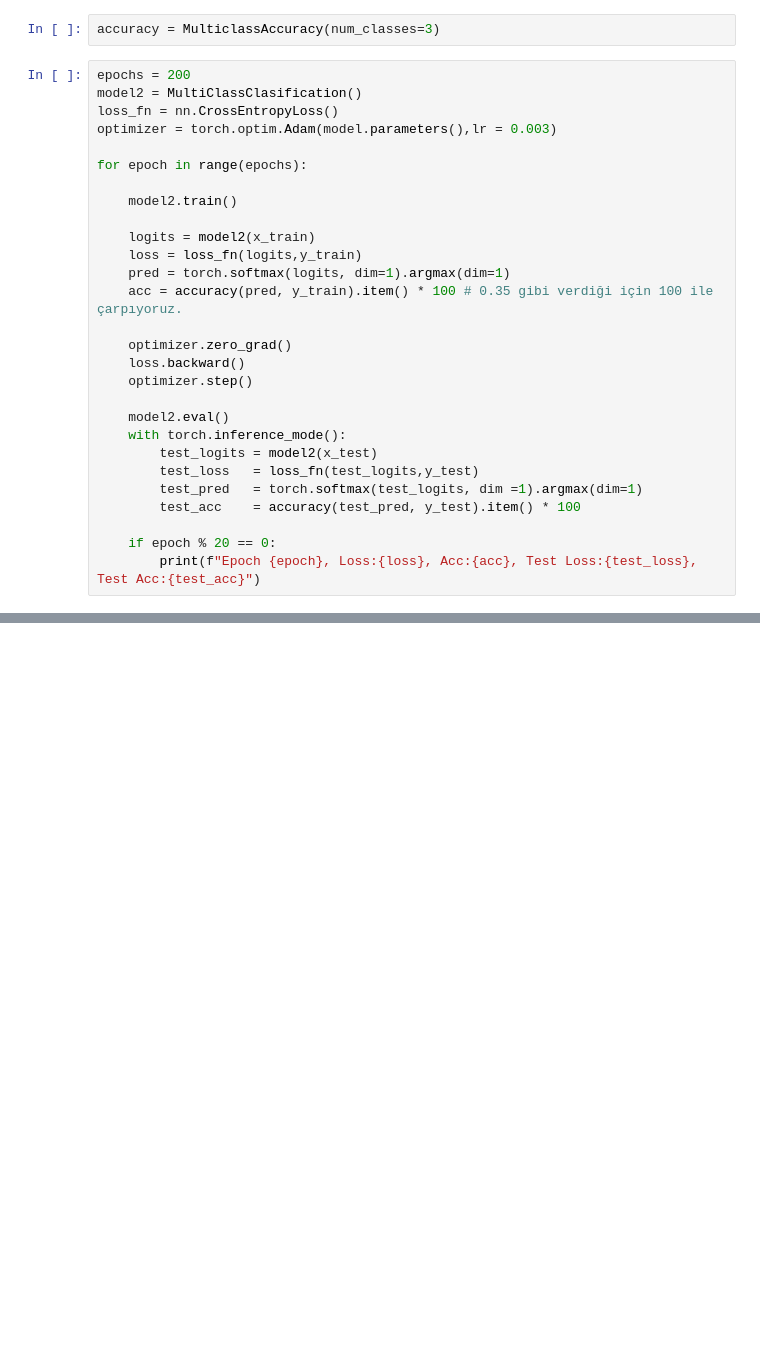
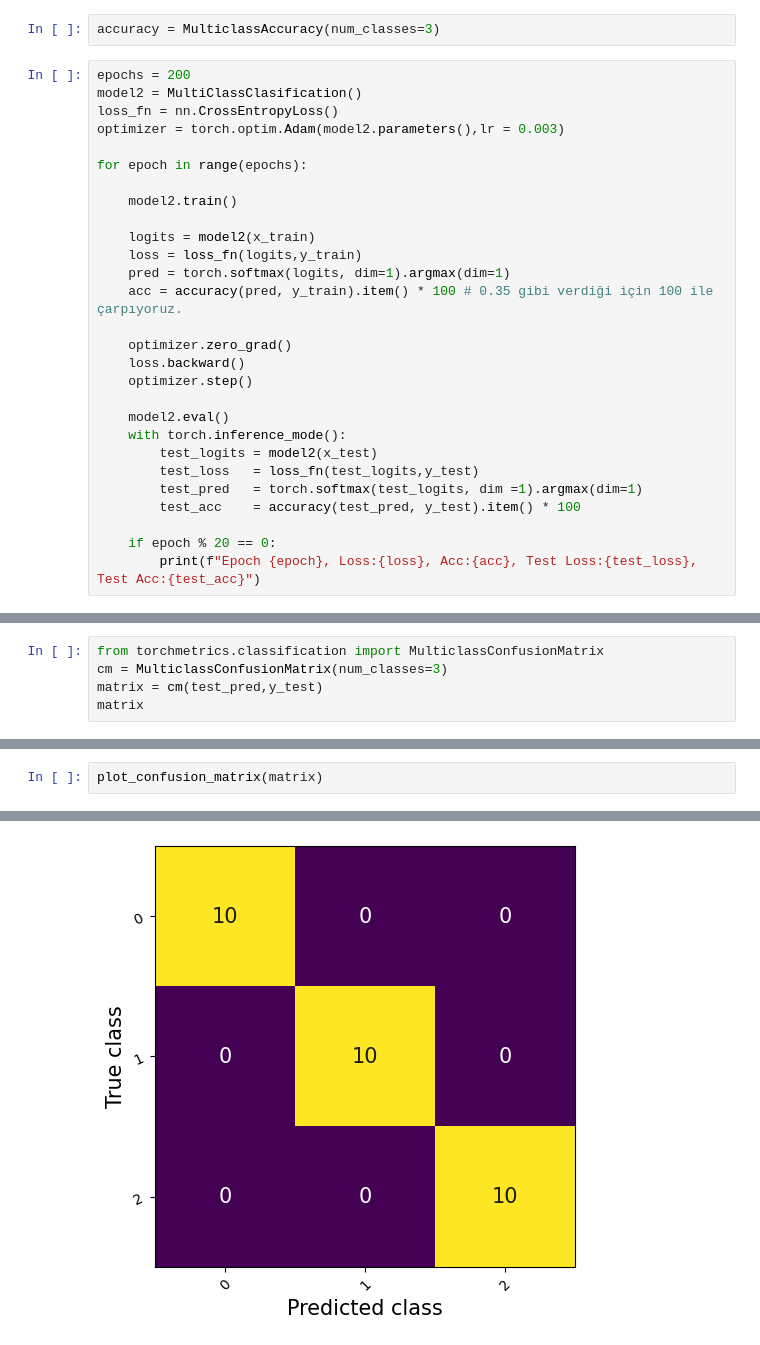
Before and after one commit to abdulkadiripek/DeepLearningBootcamp, a Jupyter notebook: DeepLearning/04- MultiClassClassification.ipynb, the cells around one changed output, grey strips where cells are left out. Cells and saved outputs as stored; diff of their text form; blank space fills up the shorter version.

Commit message:
Torchmetrics confusion matrix

```diff
--- a/DeepLearning/04- MultiClassClassification.ipynb
+++ b/DeepLearning/04- MultiClassClassification.ipynb
@@ -263,7 +263,7 @@ accuracy = MulticlassAccuracy(num_classes=3)
 epochs = 200
 model2 = MultiClassClasification()
 loss_fn = nn.CrossEntropyLoss()
-optimizer = torch.optim.Adam(model.parameters(),lr = 0.003)
+optimizer = torch.optim.Adam(model2.parameters(),lr = 0.003)
 
 for epoch in range(epochs):
 
@@ -300,0 +301,5 @@ Epoch 180, Loss:1.1025481224060059, Acc:33.33333432674408, Test Loss:1.104960322
+# %%
+from torchmetrics.classification import MulticlassConfusionMatrix
+cm = MulticlassConfusionMatrix(num_classes=3)
+matrix = cm(test_pred,y_test)
+matrix
@@ -300,0 +312,3 @@ Epoch 180, Loss:1.1025481224060059, Acc:33.33333432674408, Test Loss:1.104960322
+# %%
+plot_confusion_matrix(matrix)
+# %% [output]
@@ -300,0 +317 @@ Epoch 180, Loss:1.1025481224060059, Acc:33.33333432674408, Test Loss:1.104960322
+[figure, added]
```
Also changed, not shown: parts of 7 cells of this notebook.
